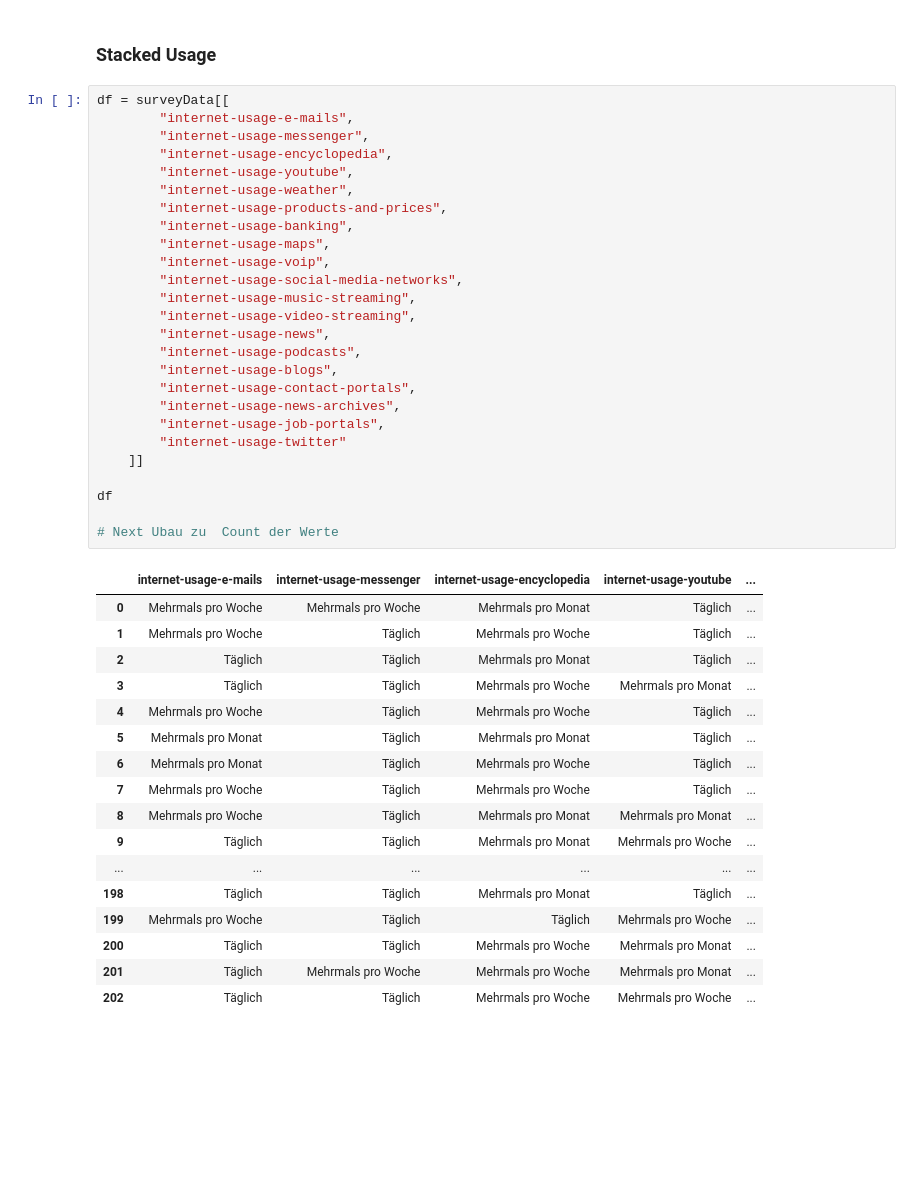
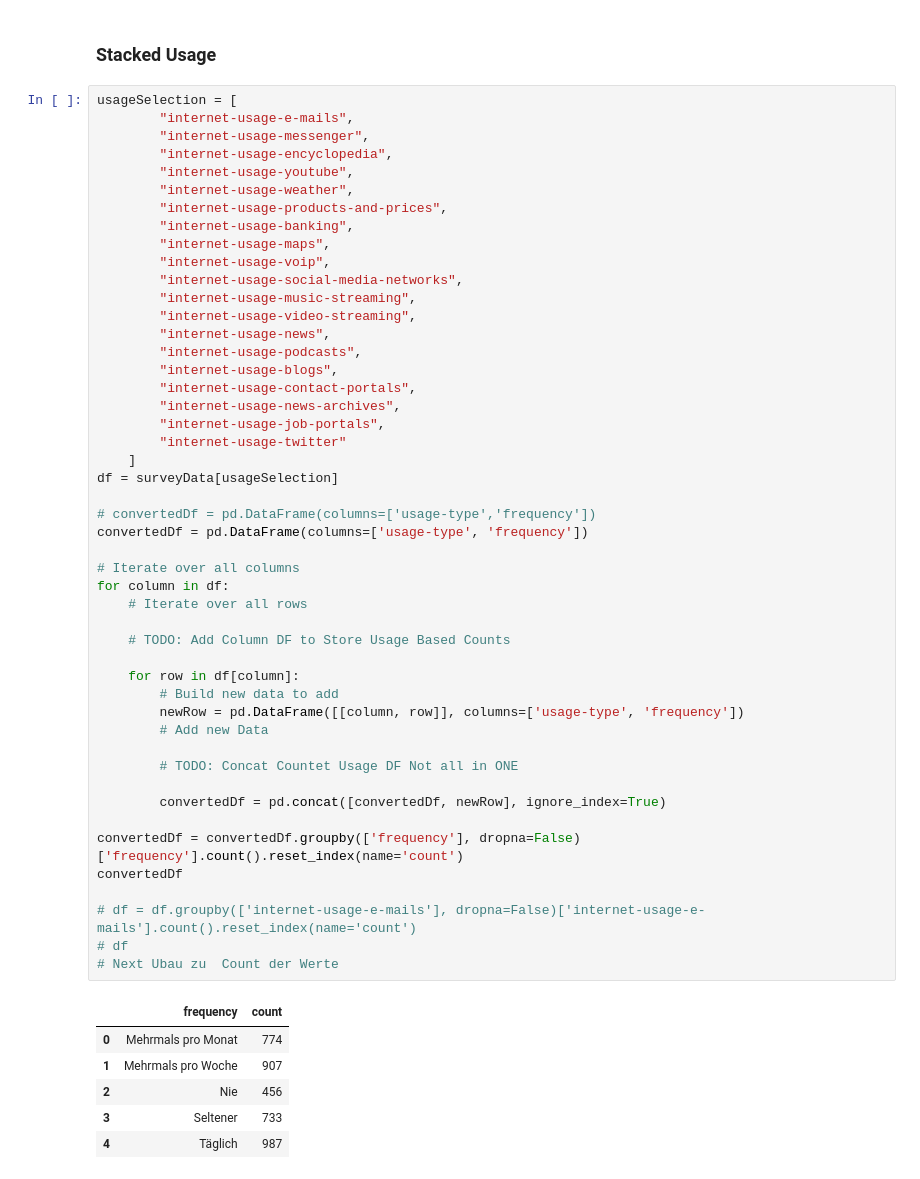
Before and after one commit to vsur/foodemapp, a Jupyter notebook: data/eval/getResults.ipynb, the cells around one changed output. Cells and saved outputs as stored; diff of their text form; blank space fills up the shorter version.

Commit message:
Erster Basis für Re-Ordered Data …
Grundstruktur für Counts aufgebaut. Es muss aber noch ein neues Zwischen DF eingebaut werden, darauf die Counts gezählt werden und alles dann erst am Ende concated werden

# Next

* Count DF bauen damit Stacked Chart gebaut werden kann
* Stacked Bar bauen
* Farben
* Horizontal statt vertikal
* Beschriftungen

```diff
--- a/data/eval/getResults.ipynb
+++ b/data/eval/getResults.ipynb
@@ -989,46 +989,57 @@ fig.show()
 # %% [markdown]
 ### Stacked Usage
 # %%
-df = surveyData[[
+usageSelection = [
         "internet-usage-e-mails",
         "internet-usage-messenger",
         "internet-usage-encyclopedia",
         "internet-usage-youtube",
         "internet-usage-weather",
         "internet-usage-products-and-prices",
         "internet-usage-banking",
         "internet-usage-maps",
         "internet-usage-voip",
         "internet-usage-social-media-networks",
         "internet-usage-music-streaming",
         "internet-usage-video-streaming",
         "internet-usage-news",
         "internet-usage-podcasts",
         "internet-usage-blogs",
         "internet-usage-contact-portals",
         "internet-usage-news-archives",
         "internet-usage-job-portals",
         "internet-usage-twitter"
-    ]]
+    ]
+df = surveyData[usageSelection]
 
-df
+# convertedDf = pd.DataFrame(columns=['usage-type','frequency'])
+convertedDf = pd.DataFrame(columns=['usage-type', 'frequency'])
 
+# Iterate over all columns
+for column in df:
+    # Iterate over all rows
+
+    # TODO: Add Column DF to Store Usage Based Counts
+
+    for row in df[column]:
+        # Build new data to add
+        newRow = pd.DataFrame([[column, row]], columns=['usage-type', 'frequency'])
+        # Add new Data
+
+        # TODO: Concat Countet Usage DF Not all in ONE
+
+        convertedDf = pd.concat([convertedDf, newRow], ignore_index=True)
+
+convertedDf = convertedDf.groupby(['frequency'], dropna=False)['frequency'].count().reset_index(name='count')
+convertedDf
+
+# df = df.groupby(['internet-usage-e-mails'], dropna=False)['internet-usage-e-mails'].count().reset_index(name='count')
+# df
 # Next Ubau zu  Count der Werte
 # %% [output]
-|  | internet-usage-e-mails | internet-usage-messenger | internet-usage-encyclopedia | internet-usage-youtube | ... |
-| 0 | Mehrmals pro Woche | Mehrmals pro Woche | Mehrmals pro Monat | Täglich | ... |
-| 1 | Mehrmals pro Woche | Täglich | Mehrmals pro Woche | Täglich | ... |
-| 2 | Täglich | Täglich | Mehrmals pro Monat | Täglich | ... |
-| 3 | Täglich | Täglich | Mehrmals pro Woche | Mehrmals pro Monat | ... |
-| 4 | Mehrmals pro Woche | Täglich | Mehrmals pro Woche | Täglich | ... |
-| 5 | Mehrmals pro Monat | Täglich | Mehrmals pro Monat | Täglich | ... |
-| 6 | Mehrmals pro Monat | Täglich | Mehrmals pro Woche | Täglich | ... |
-| 7 | Mehrmals pro Woche | Täglich | Mehrmals pro Woche | Täglich | ... |
-| 8 | Mehrmals pro Woche | Täglich | Mehrmals pro Monat | Mehrmals pro Monat | ... |
-| 9 | Täglich | Täglich | Mehrmals pro Monat | Mehrmals pro Woche | ... |
-| ... | ... | ... | ... | ... | ... |
-| 198 | Täglich | Täglich | Mehrmals pro Monat | Täglich | ... |
-| 199 | Mehrmals pro Woche | Täglich | Täglich | Mehrmals pro Woche | ... |
-| 200 | Täglich | Täglich | Mehrmals pro Woche | Mehrmals pro Monat | ... |
-| 201 | Täglich | Mehrmals pro Woche | Mehrmals pro Woche | Mehrmals pro Monat | ... |
-| 202 | Täglich | Täglich | Mehrmals pro Woche | Mehrmals pro Woche | ... |
+|  | frequency | count |
+| 0 | Mehrmals pro Monat | 774 |
+| 1 | Mehrmals pro Woche | 907 |
+| 2 | Nie | 456 |
+| 3 | Seltener | 733 |
+| 4 | Täglich | 987 |
```
